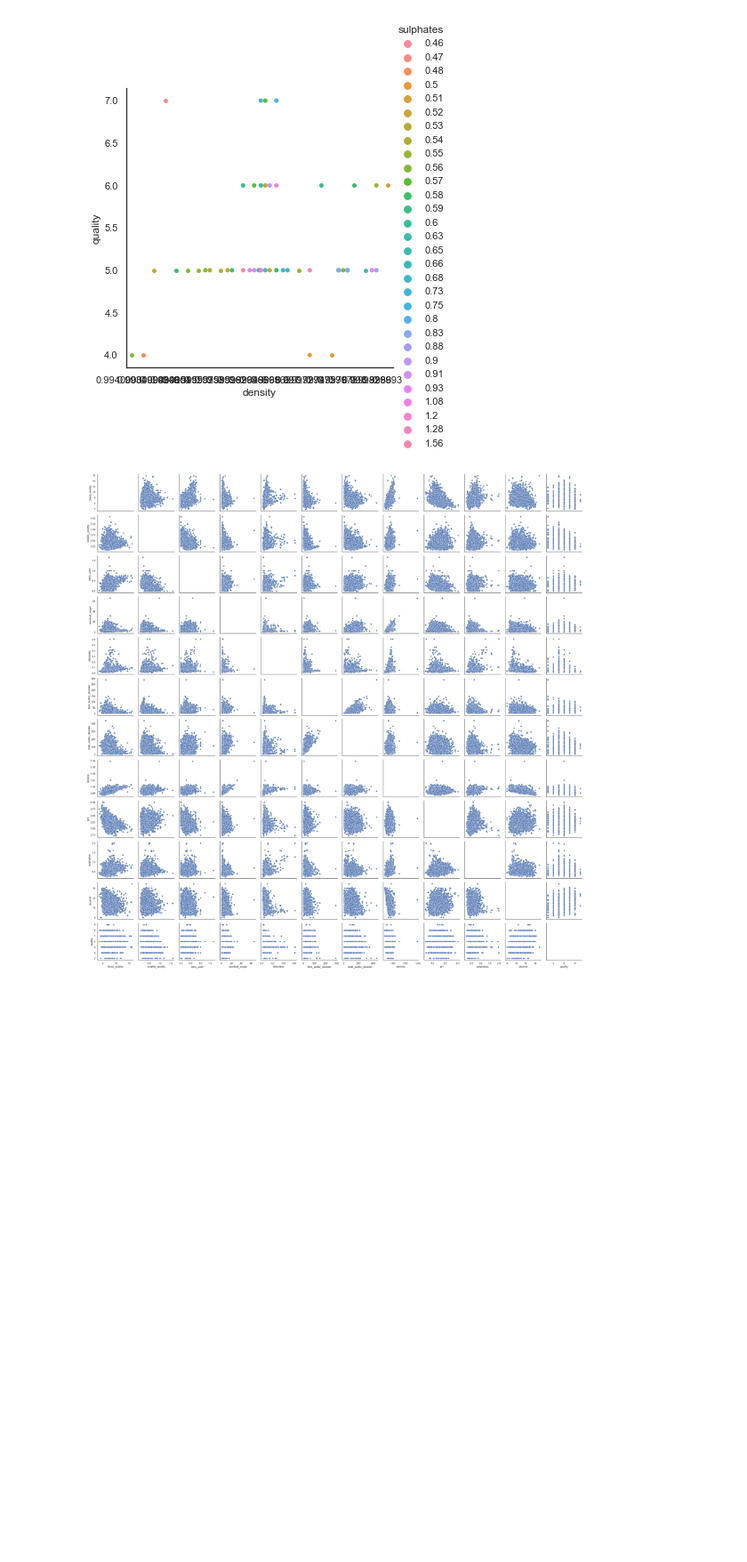
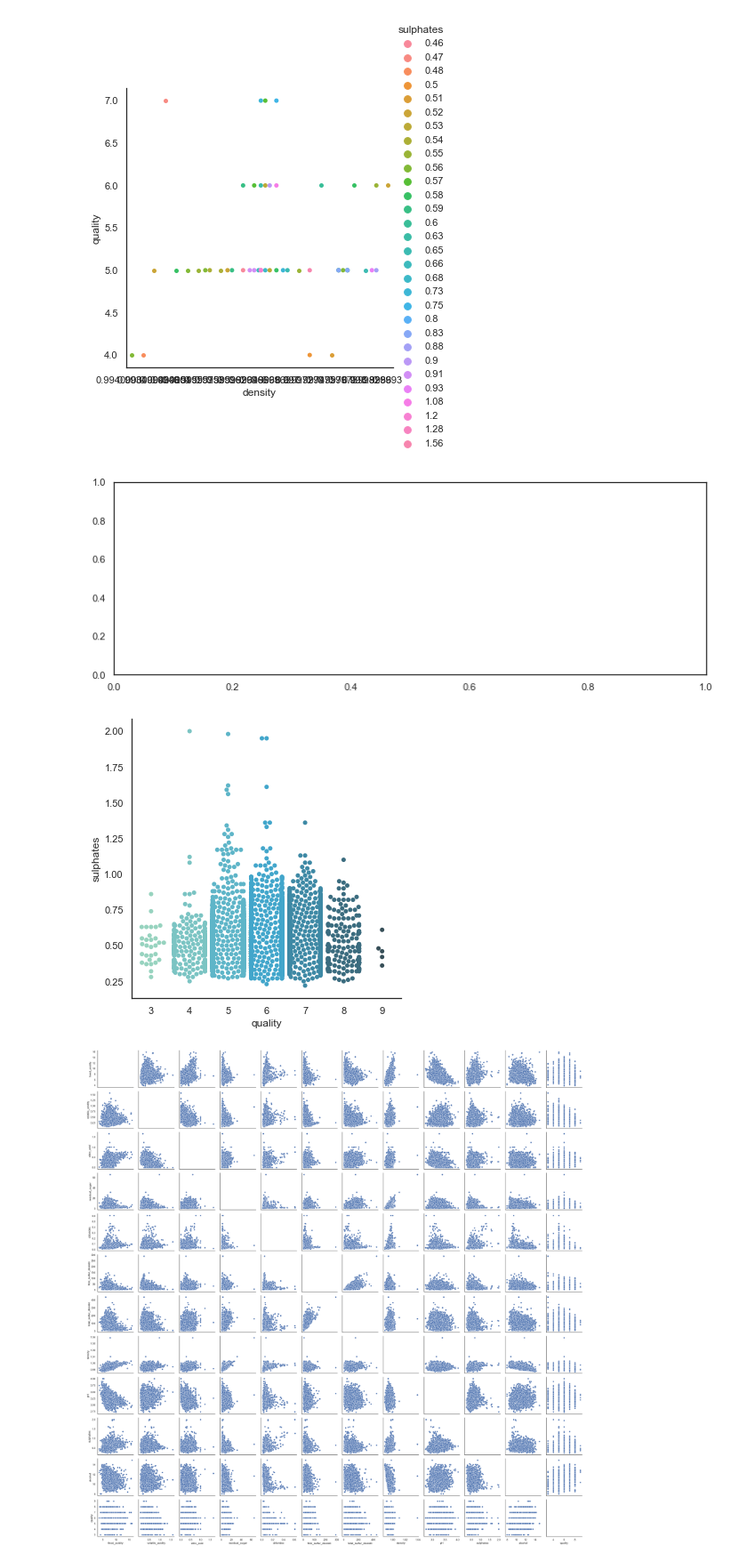
Before and after one commit to jumpingchu/1st-PythonDS-60Days, a Jupyter notebook: Day022/Data_Visualization_Day_5_作業.ipynb, the cells around one changed output. Shown at 89% size. Saved outputs shown, nothing was run; the diff lists cells and outputs as text; code cells hidden in the pictures; blank space fills up the shorter version.

```diff
--- a/Day022/Data_Visualization_Day_5_作業.ipynb
+++ b/Day022/Data_Visualization_Day_5_作業.ipynb
@@ -226,6 +226,20 @@ sns.catplot(
 );
 # %% [output]
 [figure]
+# %%
+# ANSWER
+f,ax = plt.subplots(figsize=(12, 4))
+p = sns.catplot(
+    x="quality",
+    y="sulphates",
+    kind='swarm',
+    data=df_all,
+    palette='GnBu_d',
+    ax=ax
+);
+# %% [output]
+[figure, added]
+[figure, added]
 # %%
 '''
 PairGrid 允許我們使用相同的繪圖類型繪製子圖網格來可視化數據。
```
Also changed, not shown: parts of 1 cell of this notebook, 1 other file.
